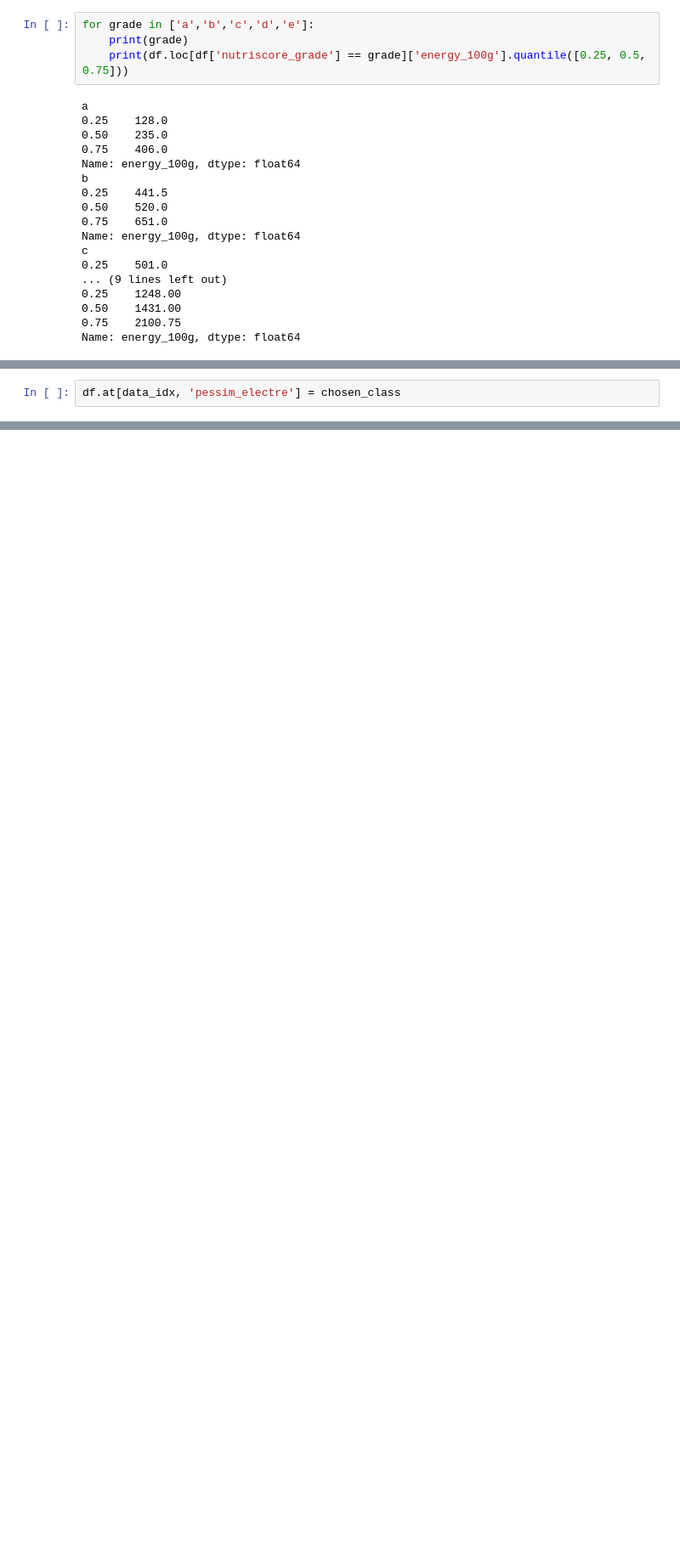
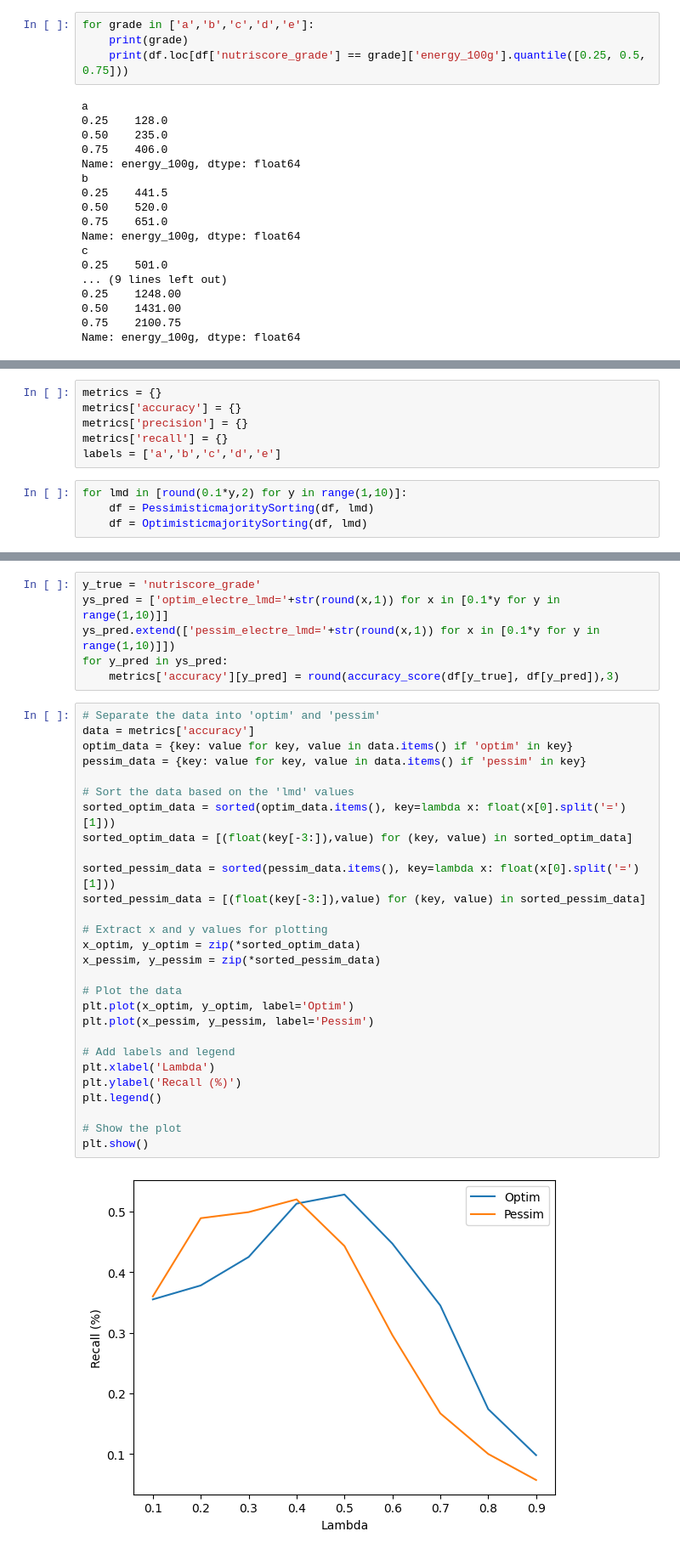
Before and after one commit to SYusupov/DecisionModelling_CS, a Jupyter notebook: project/electre-tri.ipynb, the cells around one changed output, grey strips where cells are left out. Shown at 85% size. Saved outputs shown, nothing was run; the diff lists cells and outputs as text; blank space fills up the shorter version.

```diff
--- a/project/electre-tri.ipynb
+++ b/project/electre-tri.ipynb
@@ -361,2 +192,0 @@ chosen_class
-# %%
-df.at[data_idx, 'pessim_electre'] = chosen_class
@@ -391 +195,11 @@ df.loc[df['pessim_electre'] == '']
+# %%
+metrics = {}
+metrics['accuracy'] = {}
+metrics['precision'] = {}
+metrics['recall'] = {}
+labels = ['a','b','c','d','e']
+# %%
+for lmd in [round(0.1*y,2) for y in range(1,10)]:
+    df = PessimisticmajoritySorting(df, lmd)
+    df = OptimisticmajoritySorting(df, lmd)
 # %%
@@ -394,0 +225,36 @@ df.shape
+# %%
+y_true = 'nutriscore_grade'
+ys_pred = ['optim_electre_lmd='+str(round(x,1)) for x in [0.1*y for y in range(1,10)]]
+ys_pred.extend(['pessim_electre_lmd='+str(round(x,1)) for x in [0.1*y for y in range(1,10)]])
+for y_pred in ys_pred:
+    metrics['accuracy'][y_pred] = round(accuracy_score(df[y_true], df[y_pred]),3)
+# %%
+# Separate the data into 'optim' and 'pessim'
+data = metrics['accuracy']
+optim_data = {key: value for key, value in data.items() if 'optim' in key}
+pessim_data = {key: value for key, value in data.items() if 'pessim' in key}
+
+# Sort the data based on the 'lmd' values
+sorted_optim_data = sorted(optim_data.items(), key=lambda x: float(x[0].split('=')[1]))
+sorted_optim_data = [(float(key[-3:]),value) for (key, value) in sorted_optim_data]
+
+sorted_pessim_data = sorted(pessim_data.items(), key=lambda x: float(x[0].split('=')[1]))
+sorted_pessim_data = [(float(key[-3:]),value) for (key, value) in sorted_pessim_data]
+
+# Extract x and y values for plotting
+x_optim, y_optim = zip(*sorted_optim_data)
+x_pessim, y_pessim = zip(*sorted_pessim_data)
+
+# Plot the data
+plt.plot(x_optim, y_optim, label='Optim')
+plt.plot(x_pessim, y_pessim, label='Pessim')
+
+# Add labels and legend
+plt.xlabel('Lambda')
+plt.ylabel('Recall (%)')
+plt.legend()
+
+# Show the plot
+plt.show()
+# %% [output]
+[figure, added]
```
Also changed, not shown: parts of 25 cells of this notebook.
